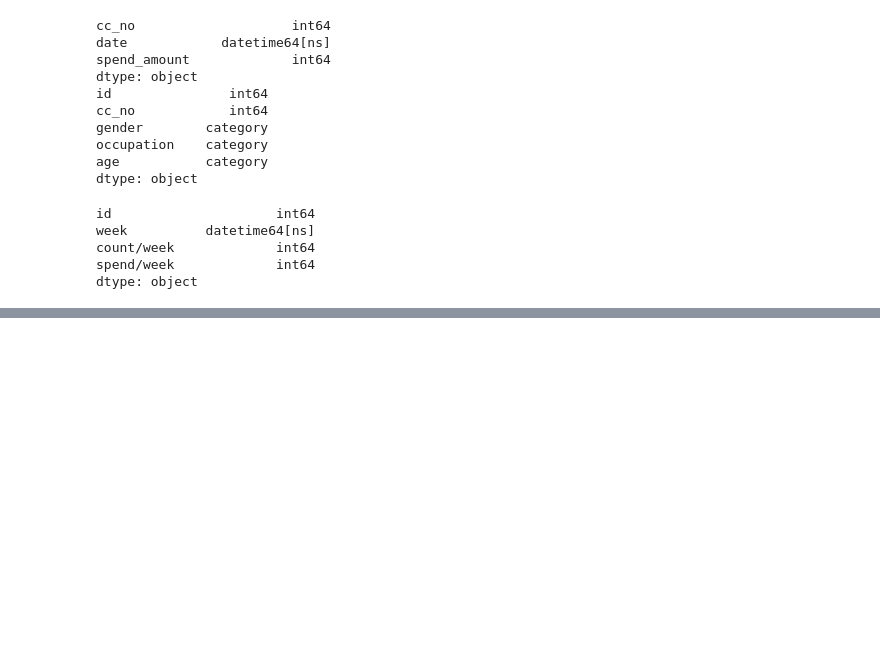
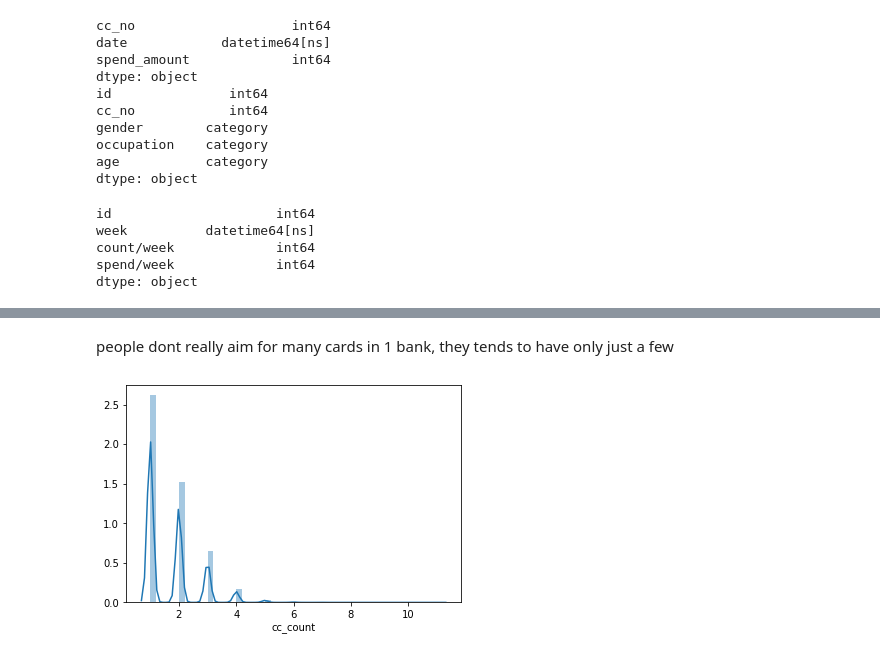
Before and after one commit to beam11221/Tech-Jam, a Jupyter notebook: Notebook.ipynb, the cells around one changed output, grey strips where cells are left out. Drawn from its saved outputs; the diff is of its cells as text; code cells hidden in the pictures; blank space fills up the shorter version.

```diff
--- a/Notebook.ipynb
+++ b/Notebook.ipynb
@@ -92,0 +150,6 @@ dtype: object
+# %% [markdown]
+people dont really aim for many cards in 1 bank, they tends to have only just a few
+# %%
+p1=sb.distplot(data['cc_count'])
+# %% [output]
+[figure, added]
```
Also changed, not shown: parts of 26 cells of this notebook.
